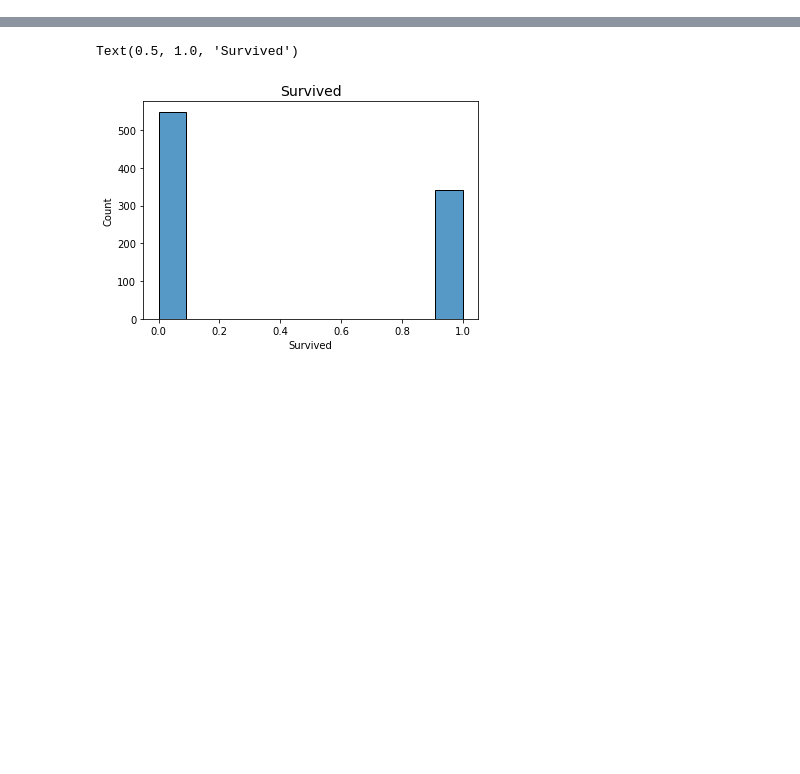
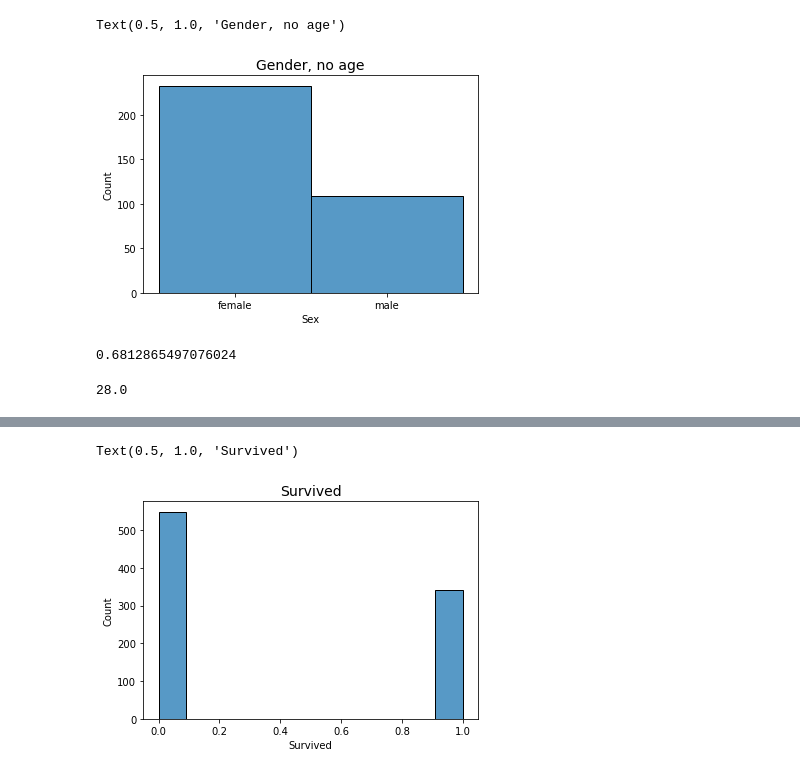
Before and after one commit to hellowithchicken/DataMining, a Jupyter notebook: basic_assignment/titanic/assignment_1_titanic.ipynb, the cells around one changed output, grey strips where cells are left out. Saved outputs shown, nothing was run; the diff lists cells and outputs as text; code cells hidden in the pictures; blank space fills up the shorter version.

```diff
--- a/basic_assignment/titanic/assignment_1_titanic.ipynb
+++ b/basic_assignment/titanic/assignment_1_titanic.ipynb
@@ -44,0 +74,13 @@ len(data.columns)
+# %%
+sns.histplot(data=survi, x="Sex").set_title('Gender, no age', fontsize=14)
+# %% [output]
+Text(0.5, 1.0, 'Gender, no age')
+[figure, added]
+# %%
+len(survi[survi["Sex"] == "female"]) / ((len(survi[survi["Sex"] == "female"]) + len(survi[survi["Sex"] == "male"])))
+# %% [output]
+0.6812865497076024
+# %%
+not_survi.Age.median()
+# %% [output]
+28.0
```
Also changed, not shown: parts of 50 cells of this notebook.
